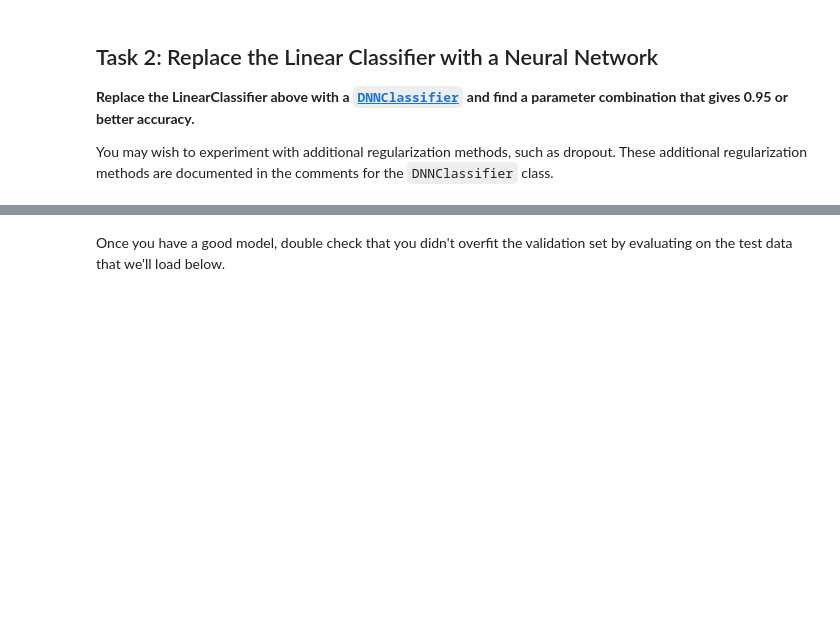
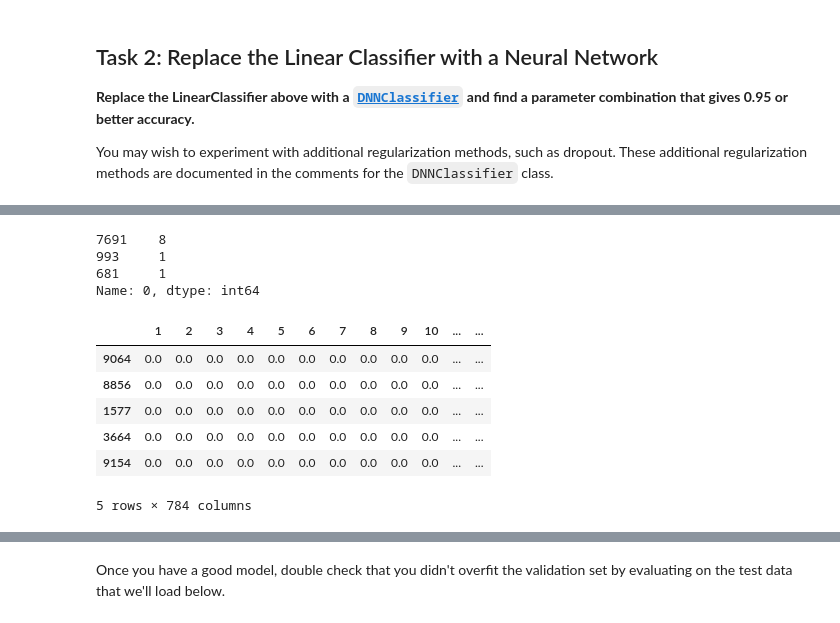
Before and after one commit to tenvol/tsf00, a Jupyter notebook: multi_class_classification_of_handwritten_digits.ipynb, the cells around one changed output, grey strips where cells are left out. Cells and saved outputs as stored; diff of their text form; code cells hidden in the pictures; blank space fills up the shorter version.

```diff
--- a/multi_class_classification_of_handwritten_digits.ipynb
+++ b/multi_class_classification_of_handwritten_digits.ipynb
@@ -629,0 +638,17 @@ You may wish to experiment with additional regularization methods, such as dropo
+# %%
+training_targets.head(3)
+# %% [output]
+7691    8
+993     1
+681     1
+Name: 0, dtype: int64
+# %%
+validation_examples.head()
+# %% [output]
+|  | 1 | 2 | 3 | 4 | 5 | 6 | 7 | 8 | 9 | 10 | ... | ... |
+| 9064 | 0.0 | 0.0 | 0.0 | 0.0 | 0.0 | 0.0 | 0.0 | 0.0 | 0.0 | 0.0 | ... | ... |
+| 8856 | 0.0 | 0.0 | 0.0 | 0.0 | 0.0 | 0.0 | 0.0 | 0.0 | 0.0 | 0.0 | ... | ... |
+| 1577 | 0.0 | 0.0 | 0.0 | 0.0 | 0.0 | 0.0 | 0.0 | 0.0 | 0.0 | 0.0 | ... | ... |
+| 3664 | 0.0 | 0.0 | 0.0 | 0.0 | 0.0 | 0.0 | 0.0 | 0.0 | 0.0 | 0.0 | ... | ... |
+| 9154 | 0.0 | 0.0 | 0.0 | 0.0 | 0.0 | 0.0 | 0.0 | 0.0 | 0.0 | 0.0 | ... | ... |
+5 rows × 784 columns
```
Also changed, not shown: parts of 4 cells of this notebook.
